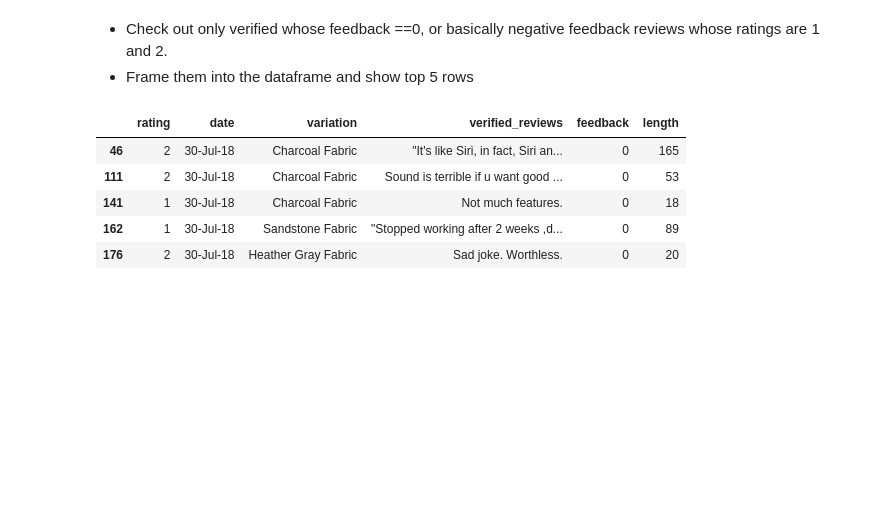
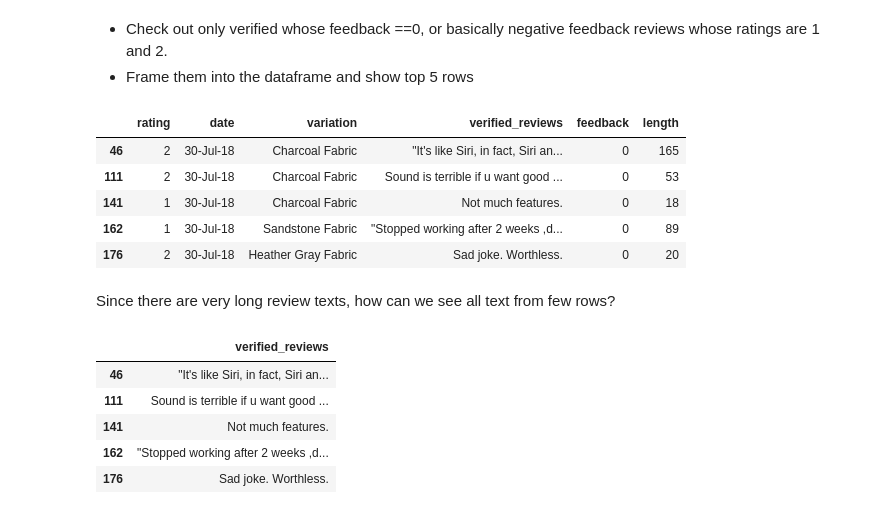
Before and after one commit to rtgsepoct/amazon-alexia-review-sentiment_analysis, a Jupyter notebook: amazon-alexa-review-sentiment_analysis.ipynb, the cells around one changed output. Drawn from its saved outputs; the diff is of its cells as text; code cells hidden in the pictures; blank space fills up the shorter version.

```diff
--- a/amazon-alexa-review-sentiment_analysis.ipynb
+++ b/amazon-alexa-review-sentiment_analysis.ipynb
@@ -661,3 +661,16 @@ verified_reviews_0.head()
 | 141 | 1 | 30-Jul-18 | Charcoal Fabric | Not much features. | 0 | 18 |
 | 162 | 1 | 30-Jul-18 | Sandstone Fabric | "Stopped working after 2 weeks ,d... | 0 | 89 |
 | 176 | 2 | 30-Jul-18 | Heather Gray Fabric | Sad joke. Worthless. | 0 | 20 |
+# %% [markdown]
+Since there are very long review texts, how can we see all text from few rows?
+# %%
+pd.set_option('display.max_colwidth', None)
+
+data.loc[data['feedback'] == 0, ['verified_reviews']].head(5)
+# %% [output]
+|  | verified_reviews |
+| 46 | "It's like Siri, in fact, Siri an... |
+| 111 | Sound is terrible if u want good ... |
+| 141 | Not much features. |
+| 162 | "Stopped working after 2 weeks ,d... |
+| 176 | Sad joke. Worthless. |
```
Also changed, not shown: 2 other files.
